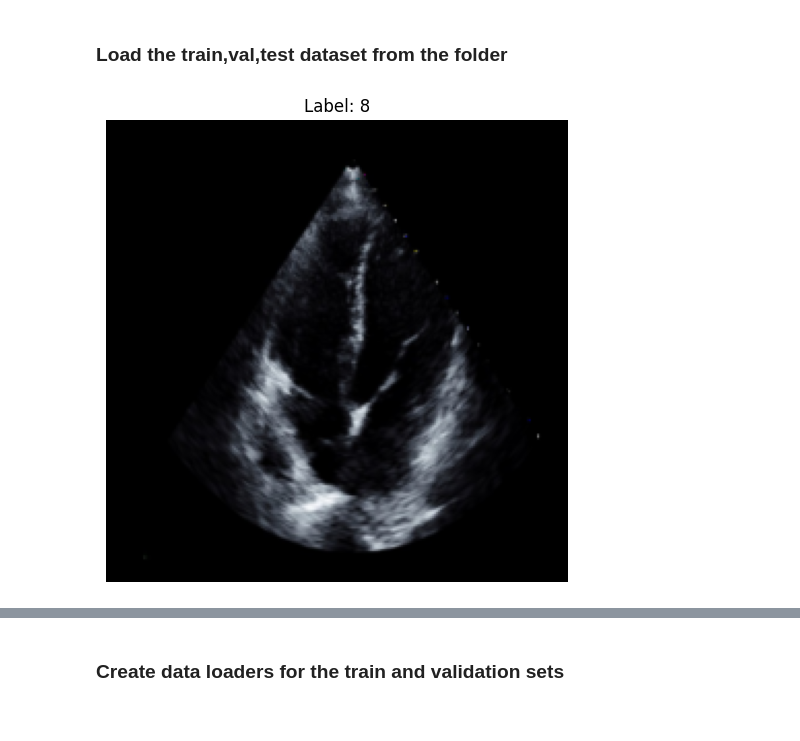
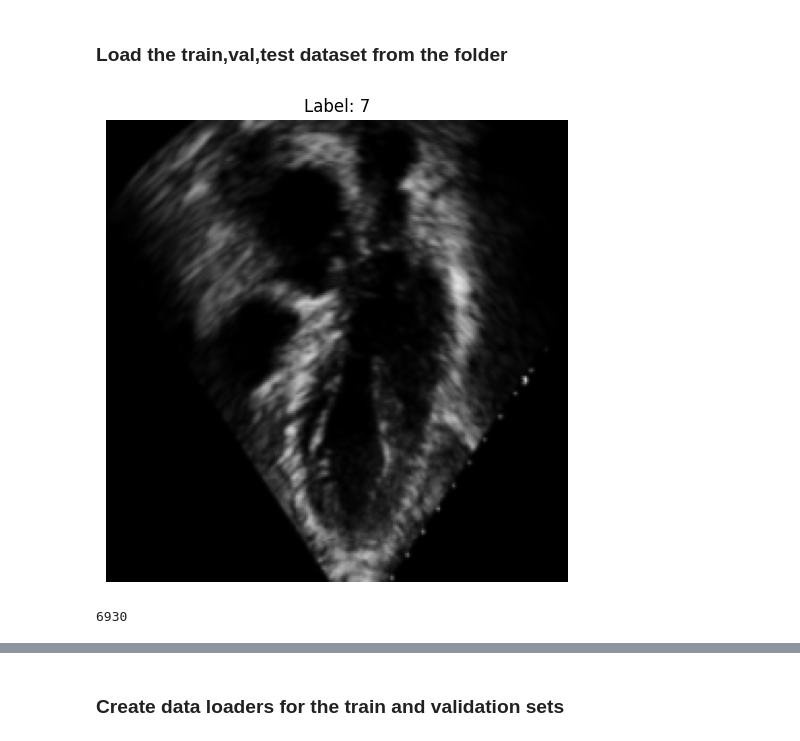
Before and after one commit to shokoofa-ghods/TTE_view_classification_pipeline, a Jupyter notebook: notebooks/models/singleSlice pipeline.ipynb, the cells around one changed output, grey strips where cells are left out. Saved outputs shown, nothing was run; the diff lists cells and outputs as text; code cells hidden in the pictures.

Commit message:
most updated augmentation

```diff
--- a/notebooks/models/singleSlice pipeline.ipynb
+++ b/notebooks/models/singleSlice pipeline.ipynb
@@ -55,9 +57,9 @@ avg_data_std = np.array([0.17340048, 0.17009241, 0.17395345])
 # %% [markdown]
 ### Load the csv file containing the image file names and corresponding labels
 # %%
-info_train = pd.read_csv(os.path.join(files_address, 'csv_files/train_original.csv'))
-info_val = pd.read_csv(os.path.join(files_address, 'csv_files/val_original.csv'))
-info_test = pd.read_csv(os.path.join(files_address, 'csv_files/test_original.csv'))
+info_train = pd.read_csv(os.path.join(files_address, 'csv_files/train_upsampled.csv'))
+info_val = pd.read_csv(os.path.join(files_address, 'csv_files/val_upsampled.csv'))
+info_test = pd.read_csv(os.path.join(files_address, 'csv_files/test_upsampled.csv'))
 # %%
 len(info_train['label']), len(info_val['label']), len(info_test['label']),
 # %% [output]
@@ -127,4 +179,21 @@ train_transform = nn.Sequential(
 )
+# %%
+def apply_augmentation(image, augmentation_list):
+    """Applies a randomly selected augmentation from the list."""
+    image = transforms.Grayscale(num_output_channels=3)(image)
+    num_augmentations = len(augmentation_list)
+    rand_list = list()
+    i=2
+    for _ in range(i):
+        random_index = np.random.randint(num_augmentations)
+        if random_index not in rand_list:
+            rand_list.append(random_index)
+        else:
+            i+=1
+        chosen_augmentation = augmentation_list[random_index]
+        image = chosen_augmentation(image)
+
+    return image
 # %% [markdown]
 ### Map images to their labels
 # %%
@@ -181,7 +250,7 @@ class TTEDataset(torch.utils.data.Dataset):
 
         # Transform
         if self.transform:
-            image = self.transform(image)
+            image = apply_augmentation(image, self.transform)
 
         # Normalize
         image = TF.normalize(image, self.data_mean, self.data_std)
@@ -251,7 +320,10 @@ test_data = TTEDataset(
     csv_info=info_test, root_dir=dataset_address, data_mean = avg_data_mean, data_std = avg_data_std, use_npy=False, remove_ecg=True, remove_static=True
 )
 # %%
-img, label = train_data[97]
+num = random.randint(0,11000)
+img, label = train_data[num]
 visualize_normalized(img, label, avg_data_mean, avg_data_std)
+num
 # %% [output]
-[figure, old version]
+[figure, new version]
+6930
```
Also changed, not shown: parts of 21 cells of this notebook.
